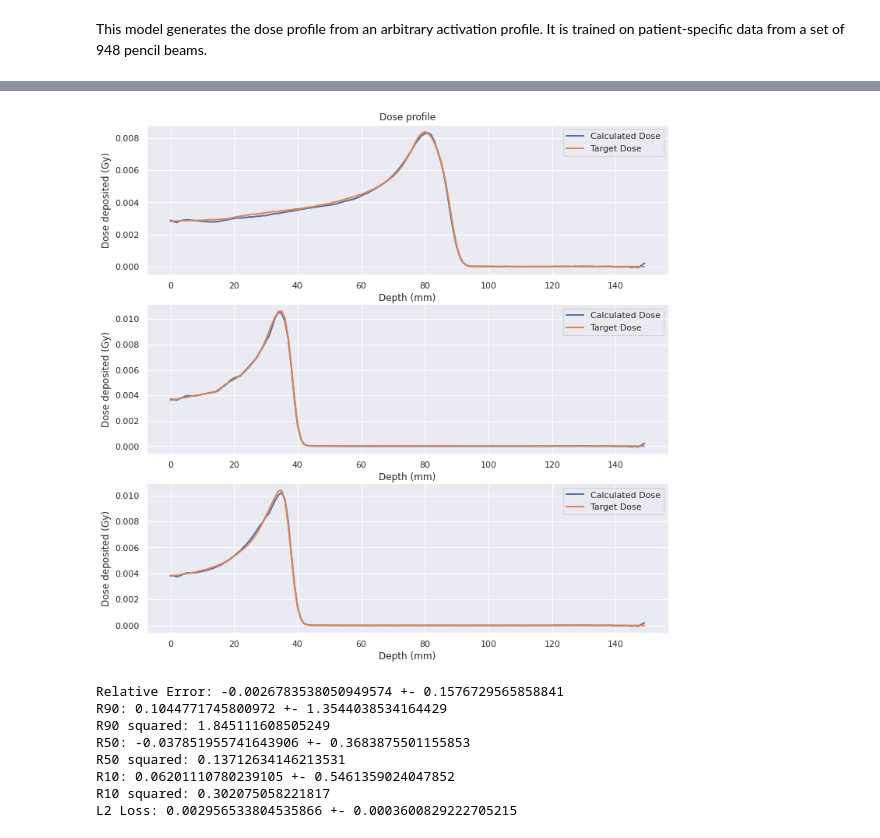
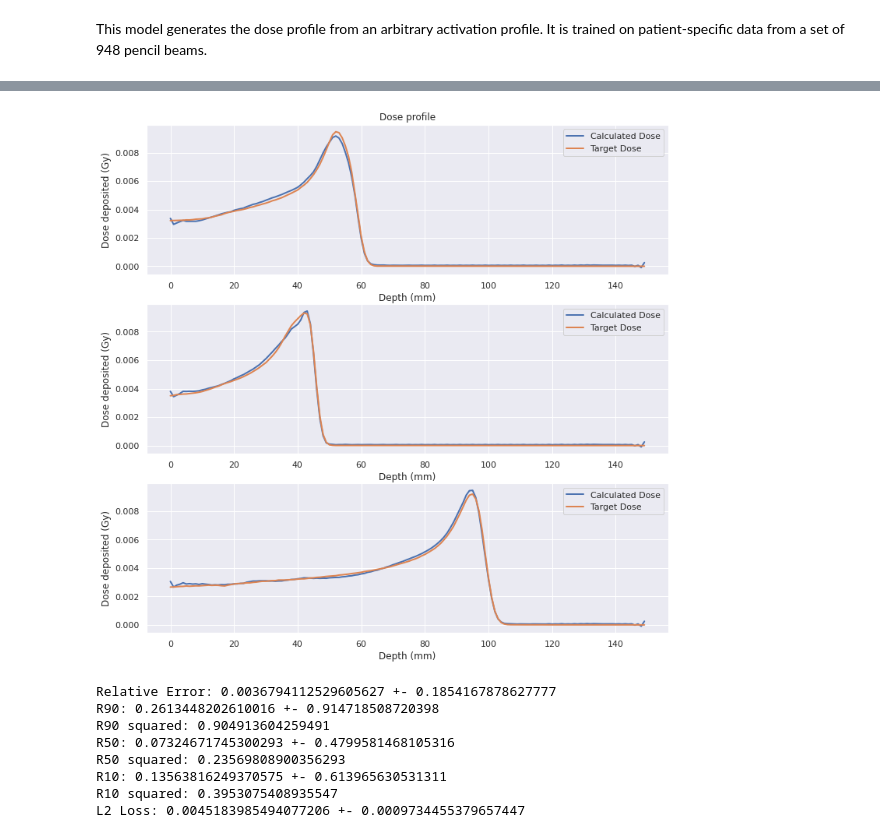
Before and after one commit to pcabrales/prototwin, a Jupyter notebook: deep-learning-dose-activity-dictionary/dad-nn.ipynb, the cells around one changed output, grey strips where cells are left out. Cells and saved outputs as stored; diff of their text form; code cells hidden in the pictures.

```diff
--- a/deep-learning-dose-activity-dictionary/dad-nn.ipynb
+++ b/deep-learning-dose-activity-dictionary/dad-nn.ipynb
@@ -82,6 +88,6 @@ n_epochs = 15
 # %%
 # Loading the trained model
-model_dir = "models/trained-models/unet-v10.pth"
+model_dir = "models/trained-models/unet-v11.pth"
 trained_model = torch.load(model_dir, map_location=torch.device(device))
 # %%
 # Plotting slices of the dose
@@ -92,20 +98,20 @@ plot_slices(trained_model, val_loader, device, mean_input=mean_input, std_input=
 [figure]
 # %%
 # Plotting the dose-depth profiles
-save_plot_dir = "images/unet-v10-ddp.png"
+save_plot_dir = "images/unet-v11-ddp.png"
 plot_ddp(trained_model, train_loader, device, mean_output=mean_output,
          std_output=std_output, save_plot_dir = save_plot_dir)
 # %% [output]
-[figure, old version]
+[figure, new version]
 # %%
-results_dir = 'models/test-results/unet-v10-results.txt'
+results_dir = 'models/test-results/unet-v11-results.txt'
 test(trained_model, test_loader, device, results_dir=results_dir)
 # %% [output]
-Relative Error: -0.0026783538050949574 +- 0.1576729565858841
-R90: 0.1044771745800972 +- 1.3544038534164429
-R90 squared: 1.845111608505249
-R50: -0.037851955741643906 +- 0.3683875501155853
-R50 squared: 0.13712634146213531
-R10: 0.06201110780239105 +- 0.5461359024047852
-R10 squared: 0.302075058221817
-L2 Loss: 0.002956533804535866 +- 0.0003600829222705215
+Relative Error: 0.0036794112529605627 +- 0.1854167878627777
+R90: 0.2613448202610016 +- 0.914718508720398
+R90 squared: 0.904913604259491
+R50: 0.07324671745300293 +- 0.4799581468105316
+R50 squared: 0.23569808900356293
+R10: 0.13563816249370575 +- 0.613965630531311
+R10 squared: 0.3953075408935547
+L2 Loss: 0.0045183985494077206 +- 0.0009734455379657447
```
Also changed, not shown: parts of 2 cells of this notebook, 3 other files.
